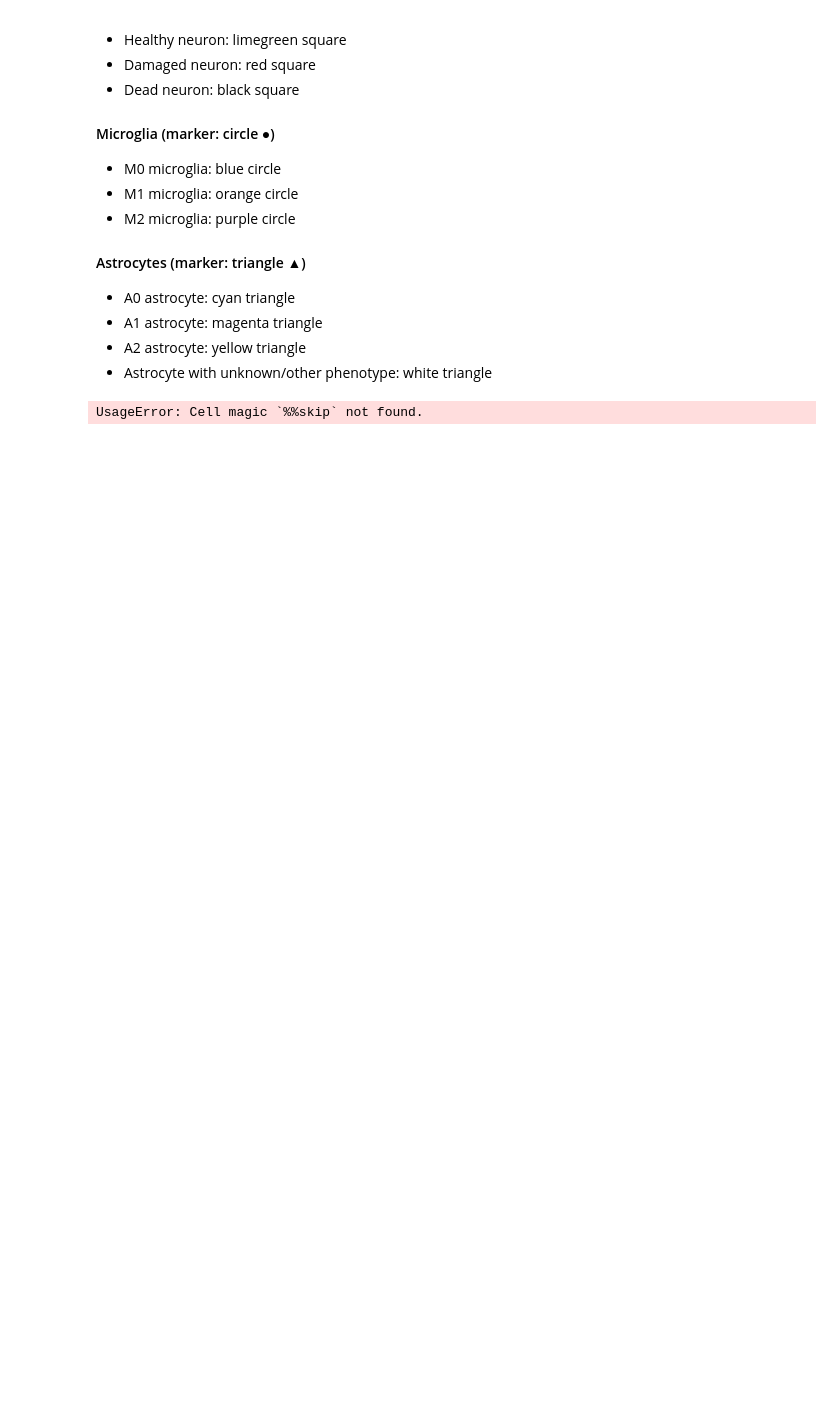
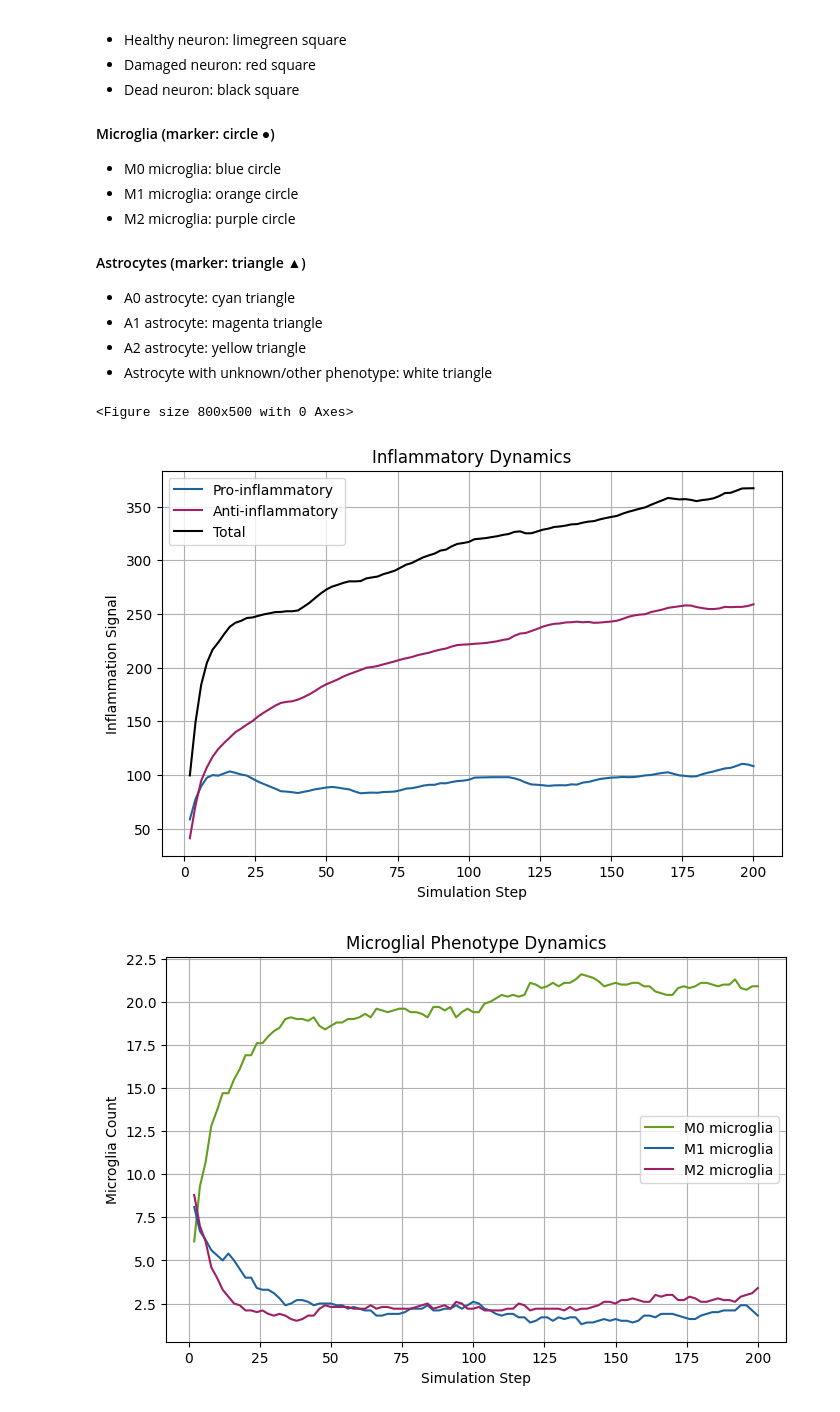
Before and after one commit to el259/microglia, a Jupyter notebook: simulation.ipynb, the cells around one changed output. Cells and saved outputs as stored; diff of their text form; code cells hidden in the pictures; blank space fills up the shorter version.

```diff
--- a/simulation.ipynb
+++ b/simulation.ipynb
@@ -2570,7 +2574,6 @@ Page()
 - A2 astrocyte: yellow triangle
 - Astrocyte with unknown/other phenotype: white triangle
 # %%
-%%skip
 import pandas as pd
 import matplotlib.pyplot as plt
 import seaborn as sns
@@ -2593,6 +2596,9 @@ PARAM_MAP = {
     "damage": "damage_chance",
     "ndist": "neuron_distance",
     "radius": "damage_radius",
+    "pro_decay": "pro_decay_d",
+    "anti_decay": "anti_decay_d",
+    "microglia_ld_pro_inflam_boost": "microglia_ld_pro_inflam_boost_d"
 }
 
 # csv mapping
@@ -2612,52 +2618,72 @@ all_data = []
 
 for run_id in range(num_runs):
     model = MicrogliaNeuronModel(**params)
     model.running = True
     run_data = []
 
     for step in range(steps):
         model.step()
         # collect whatever metrics you want
         run_data.append({
             "Run": run_id,
             "Step": model.steps,
+
+            # neuron states
             "DamagedNeurons": sum(1 for n in model.neurons if getattr(n, "damaged", False)),
             "DeadNeurons": sum(1 for n in model.neurons if getattr(n, "dead", False)),
             "HealthyNeurons": sum(1 for n in model.neurons if getattr(n, "healthy", False)),
+
+            # inflammation fields
+            "ProInflam": float(model.pro_inflam_val.sum()),
+            "AntiInflam": float(model.anti_inflam_val.sum()),
+
+            # phenotypes
+            "M0": sum(1 for m in model.microglia if m.phenotype == "M0"),
+            "M1": sum(1 for m in model.microglia if m.phenotype == "M1"),
+            "M2": sum(1 for m in model.microglia if m.phenotype == "M2"),
         })
 
     all_data.extend(run_data)
 
 # Convert to DataFrame
 df = pd.DataFrame(all_data)
+df["TotalInflam"] = df["ProInflam"] + df["AntiInflam"]
 
-# Example:  Mean number of damaged neurons over time across runs
-mean_damaged = df.groupby("Step")["DamagedNeurons"].mean()
+mean_df = df.groupby("Step").mean(numeric_only=True)
 
 plt.figure(figsize=(8,5))
-plt.plot(mean_damaged.index, mean_damaged.values, marker='o')
-plt.xlabel("Step")
-plt.ylabel("Average Damaged Neurons")
-plt.title("Average Damaged Neurons Over Time Across Runs")
+
+mean_df = df.groupby("Step").mean(numeric_only=True)
+
+
+## inflammatory dyanmics
+plt.figure(figsize=(8,5))
+plt.plot(mean_df.index, mean_df["ProInflam"], color="#1f639e", label="Pro-inflammatory")
+plt.plot(mean_df.index, mean_df["AntiInflam"], color="#9e1f63", label="Anti-inflammatory")
+plt.plot(mean_df.index, mean_df["TotalInflam"], color="black", label="Total")
+
+plt.xlabel("Simulation Step")
+plt.ylabel("Inflammation Signal")
+plt.title("Inflammatory Dynamics")
+plt.legend()
 plt.grid(True)
 plt.show()
 
-# Example: All runs overlayed
+
+## microglia phenotype dynamics
 plt.figure(figsize=(8,5))
-sns.lineplot(data=df, x="Step", y="DamagedNeurons", hue="Run", palette="tab10")
-plt.xlabel("Step")
-plt.ylabel("Damaged Neurons")
-plt.title("Damaged Neurons Over Time for Each Run")
+
+plt.plot(mean_df.index, mean_df["M0"], color="#639e1f", label="M0 microglia")
+plt.plot(mean_df.index, mean_df["M1"], color="#1f639e", label="M1 microglia")
+plt.plot(mean_df.index, mean_df["M2"], color="#9e1f63", label="M2 microglia")
+
+plt.xlabel("Simulation Step")
+plt.ylabel("Microglia Count")
+plt.title("Microglial Phenotype Dynamics")
+plt.legend()
+plt.grid(True)
 plt.show()
-
-# Example: Healthy vs Damaged neurons trend
-df_melted = df.melt(id_vars=["Step","Run"], value_vars=["DamagedNeurons","HealthyNeurons"],
-                    var_name="NeuronType", value_name="Count")
-plt.figure(figsize=(8,5))
-sns.lineplot(data=df_melted, x="Step", y="Count", hue="NeuronType")
-plt.xlabel("Step")
-plt.ylabel("Neuron Count")
-plt.title("Neuron Health Trends Over Time")
-plt.show()
 # %% [output]
-UsageError: Cell magic `%%skip` not found.
+<Figure size 800x500 with 0 Axes>
+[figure, added]
+[figure, added]
```
Also changed, not shown: parts of 1 cell of this notebook, 3 other files.
